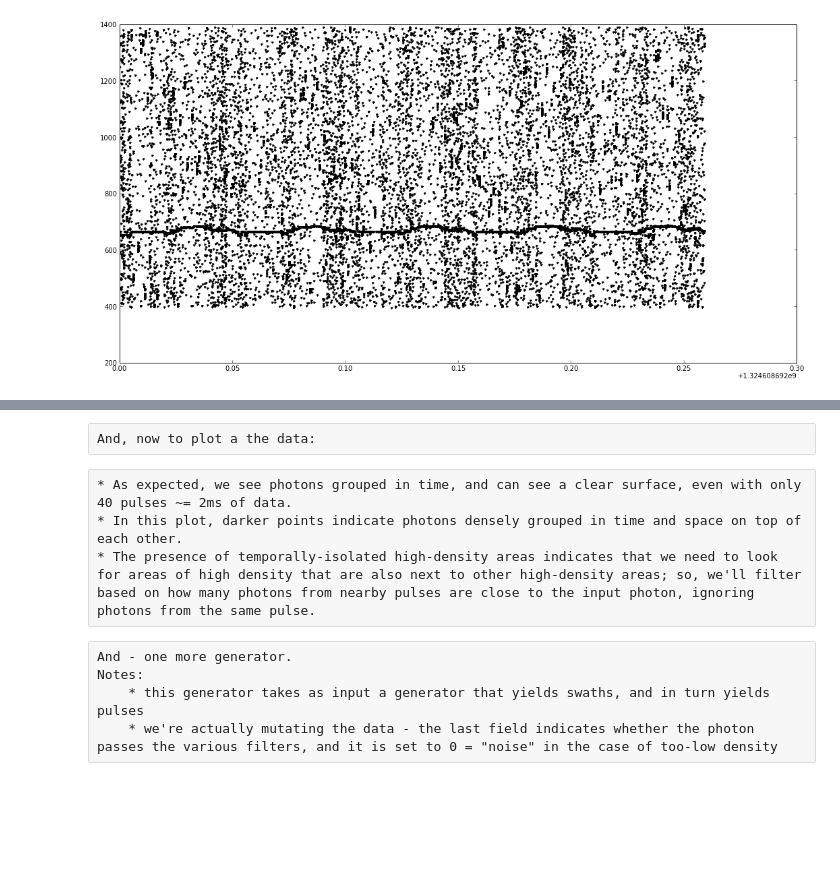
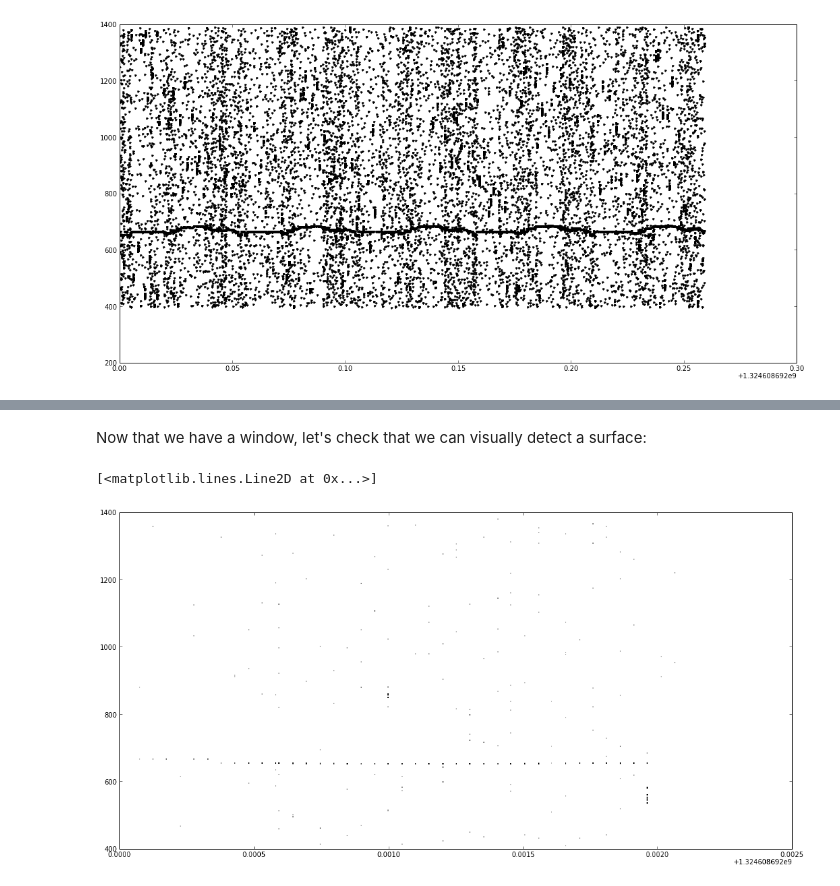
Before and after one commit to lindzey/hs-presentations, a Jupyter notebook: Generators/Generators.ipynb, the cells around one changed output, grey strips where cells are left out. Cells and saved outputs as stored; diff of their text form; code cells hidden in the pictures; blank space fills up the shorter version.

```diff
--- a/Generators/Generators.ipynb
+++ b/Generators/Generators.ipynb
@@ -268,13 +140,13 @@ Finally, we pull the data into a "swath" data structure.
 # %%
-# This yields overlapping swaths that advance by one pulse at a time
-# and contain 2*swath_radius+1 pulses
-def stream_swaths(pulse_stream, swath_radius):
-    swath = []
+# This yields overlapping windows that advance by one pulse at a time
+# and contain 2*window_radius+1 pulses
+def stream_windows(pulse_stream, window_radius):
+    window = []
     for pulse in pulse_stream:
-        if len(swath) < 2*swath_radius + 1:
-            swath.append(pulse)
+        if len(window) < 2*window_radius + 1:
+            window.append(pulse)
         else:  # only want to run this if we have a full swath
-            yield swath
-            swath = swath[1:]   # remove first pulse
-            swath.append(pulse) # add new pulse to the end
+            yield window
+            window = window[1:]   # remove first pulse
+            window.append(pulse) # add new pulse to the end
 # %%
@@ -284,19 +175,13 @@ next(swaths)
-# %% [raw]
-And, now to plot a the data:
+# %% [markdown]
+Now that we have a window, let's check that we can visually detect a surface:
 # %%
-swaths = stream_swaths(stream_pulses(stream_photons(mcmurdo_filename)), 20)
-next(swaths)
-swath = next(swaths)
+windows = stream_windows(stream_pulses(stream_photons(mcmurdo_filename)), 20)
+next(windows)
+window = next(windows)
 
-data = [photon for pulse in swath for photon in pulse] #flattening the swath data structure
+data = [photon for pulse in window for photon in pulse] #flattening the swath data structure
 t,x,y,z,s,l = transpose(data)
 plot(t, z, 'k.', markersize=1)
+# %% [output]
+[<matplotlib.lines.Line2D at 0x...>]
+[figure, added]
-# %% [raw]
-* As expected, we see photons grouped in time, and can see a clear surface, even with only 40 pulses ~= 2ms of data.
-* In this plot, darker points indicate photons densely grouped in time and space on top of each other.
-* The presence of temporally-isolated high-density areas indicates that we need to look for areas of high density that are also next to other high-density areas; so, we'll filter based on how many photons from nearby pulses are close to the input photon, ignoring photons from the same pulse.
-# %% [raw]
-And - one more generator.
-Notes:
-    * this generator takes as input a generator that yields swaths, and in turn yields pulses
-    * we're actually mutating the data - the last field indicates whether the photon passes the various filters, and it is set to 0 = "noise" in the case of too-low density
```
Also changed, not shown: parts of 63 cells of this notebook.
